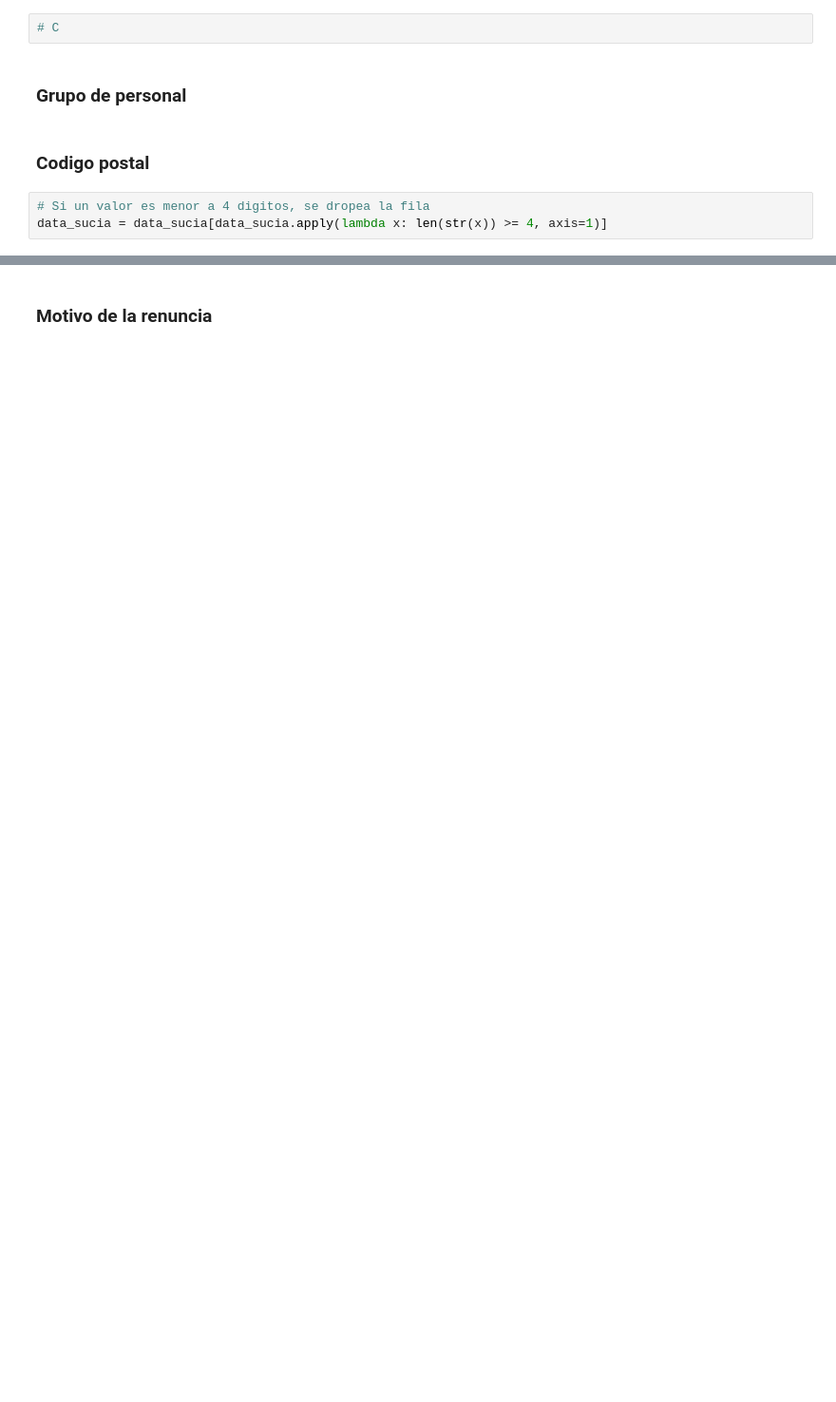
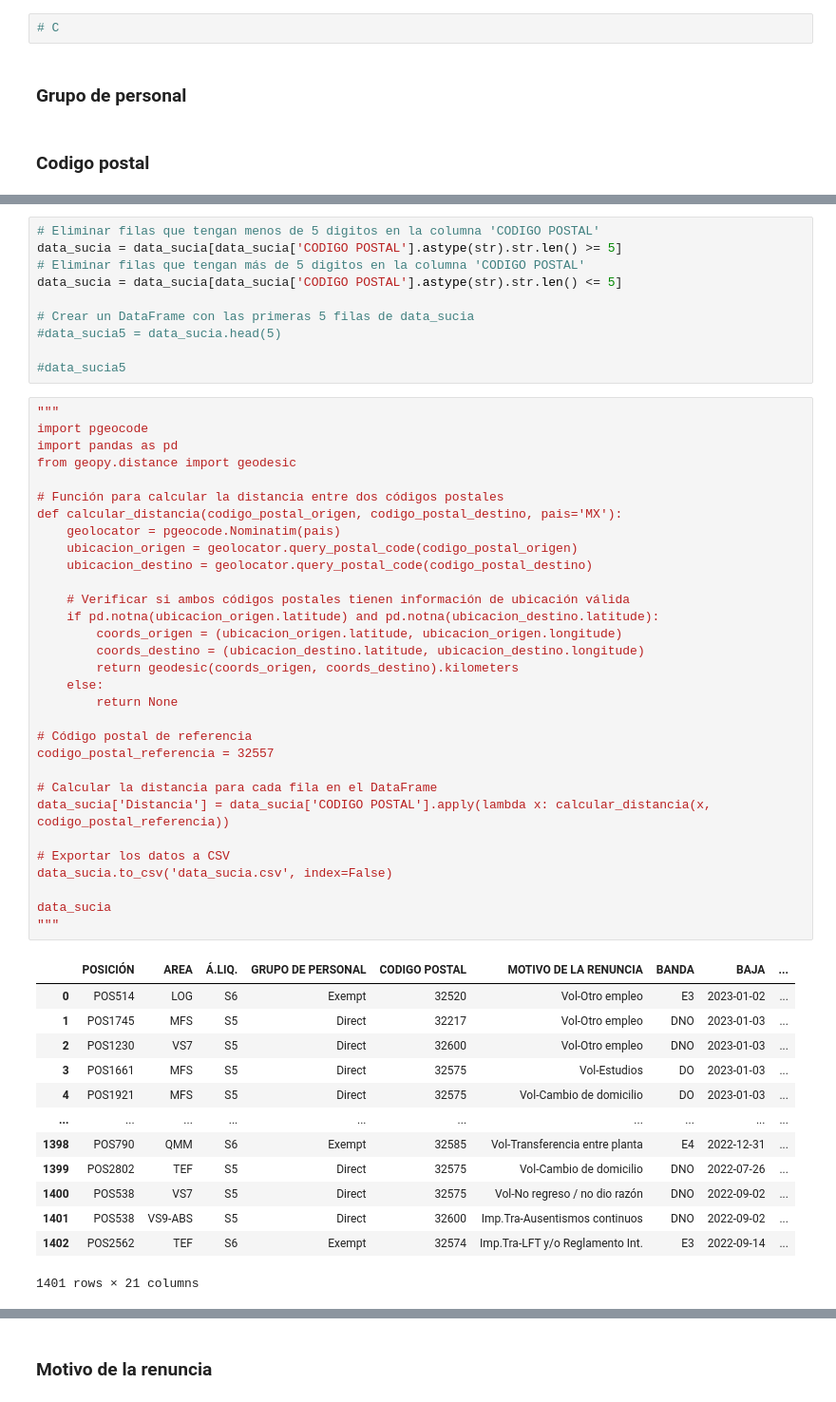
Before and after one commit to luisscrc/Datathon-Equipo-5, a Jupyter notebook: Datathon 2.ipynb, the cells around one changed output, grey strips where cells are left out. Shown: that part at 95% size. Cells and saved outputs as stored; diff of their text form; blank space fills up the shorter version.

Commit message:
Cambios y subida de archivo
Co-authored-by: Luis Guillermo Rodriguez <lambda110294@users.noreply.github.com>
Co-authored-by: Lu15 <LuisALeoni@users.noreply.github.com>

```diff
--- a/Datathon 2.ipynb
+++ b/Datathon 2.ipynb
@@ -62,6 +98,3 @@ data_sucia['Á.LIQ.'].value_counts().plot(kind='pie', autopct='%.2f', figsize=(6
 ### Grupo de personal
 # %% [markdown]
 ### Codigo postal
-# %%
-# Si un valor es menor a 4 digitos, se dropea la fila
-data_sucia = data_sucia[data_sucia.apply(lambda x: len(str(x)) >= 4, axis=1)]
@@ -109 +101,56 @@ data_sucia"""
+# %%
+# Eliminar filas que tengan menos de 5 digitos en la columna 'CODIGO POSTAL'
+data_sucia = data_sucia[data_sucia['CODIGO POSTAL'].astype(str).str.len() >= 5]
+# Eliminar filas que tengan más de 5 digitos en la columna 'CODIGO POSTAL'
+data_sucia = data_sucia[data_sucia['CODIGO POSTAL'].astype(str).str.len() <= 5]
+
+# Crear un DataFrame con las primeras 5 filas de data_sucia
+#data_sucia5 = data_sucia.head(5)
+
+#data_sucia5
+# %%
+"""
+import pgeocode
+import pandas as pd
+from geopy.distance import geodesic
+
+# Función para calcular la distancia entre dos códigos postales
+def calcular_distancia(codigo_postal_origen, codigo_postal_destino, pais='MX'):
+    geolocator = pgeocode.Nominatim(pais)
+    ubicacion_origen = geolocator.query_postal_code(codigo_postal_origen)
+    ubicacion_destino = geolocator.query_postal_code(codigo_postal_destino)
+
+    # Verificar si ambos códigos postales tienen información de ubicación válida
+    if pd.notna(ubicacion_origen.latitude) and pd.notna(ubicacion_destino.latitude):
+        coords_origen = (ubicacion_origen.latitude, ubicacion_origen.longitude)
+        coords_destino = (ubicacion_destino.latitude, ubicacion_destino.longitude)
+        return geodesic(coords_origen, coords_destino).kilometers
+    else:
+        return None
+
+# Código postal de referencia
+codigo_postal_referencia = 32557
+
+# Calcular la distancia para cada fila en el DataFrame
+data_sucia['Distancia'] = data_sucia['CODIGO POSTAL'].apply(lambda x: calcular_distancia(x, codigo_postal_referencia))
+
+# Exportar los datos a CSV
+data_sucia.to_csv('data_sucia.csv', index=False)
+
+data_sucia
+"""
+# %% [output]
+|  | POSICIÓN | AREA | Á.LIQ. | GRUPO DE PERSONAL | CODIGO POSTAL | MOTIVO DE LA RENUNCIA | BANDA | BAJA | ... |
+| 0 | POS514 | LOG | S6 | Exempt | 32520 | Vol-Otro empleo | E3 | 2023-01-02 | ... |
+| 1 | POS1745 | MFS | S5 | Direct | 32217 | Vol-Otro empleo | DNO | 2023-01-03 | ... |
+| 2 | POS1230 | VS7 | S5 | Direct | 32600 | Vol-Otro empleo | DNO | 2023-01-03 | ... |
+| 3 | POS1661 | MFS | S5 | Direct | 32575 | Vol-Estudios | DO | 2023-01-03 | ... |
+| 4 | POS1921 | MFS | S5 | Direct | 32575 | Vol-Cambio de domicilio | DO | 2023-01-03 | ... |
+| ... | ... | ... | ... | ... | ... | ... | ... | ... | ... |
+| 1398 | POS790 | QMM | S6 | Exempt | 32585 | Vol-Transferencia entre planta | E4 | 2022-12-31 | ... |
+| 1399 | POS2802 | TEF | S5 | Direct | 32575 | Vol-Cambio de domicilio | DNO | 2022-07-26 | ... |
+| 1400 | POS538 | VS7 | S5 | Direct | 32575 | Vol-No regreso / no dio razón | DNO | 2022-09-02 | ... |
+| 1401 | POS538 | VS9-ABS | S5 | Direct | 32600 | Imp.Tra-Ausentismos continuos | DNO | 2022-09-02 | ... |
+| 1402 | POS2562 | TEF | S6 | Exempt | 32574 | Imp.Tra-LFT y/o Reglamento Int. | E3 | 2022-09-14 | ... |
+1401 rows × 21 columns
 # %%
```
Also changed, not shown: parts of 22 cells of this notebook, 3 other files.
